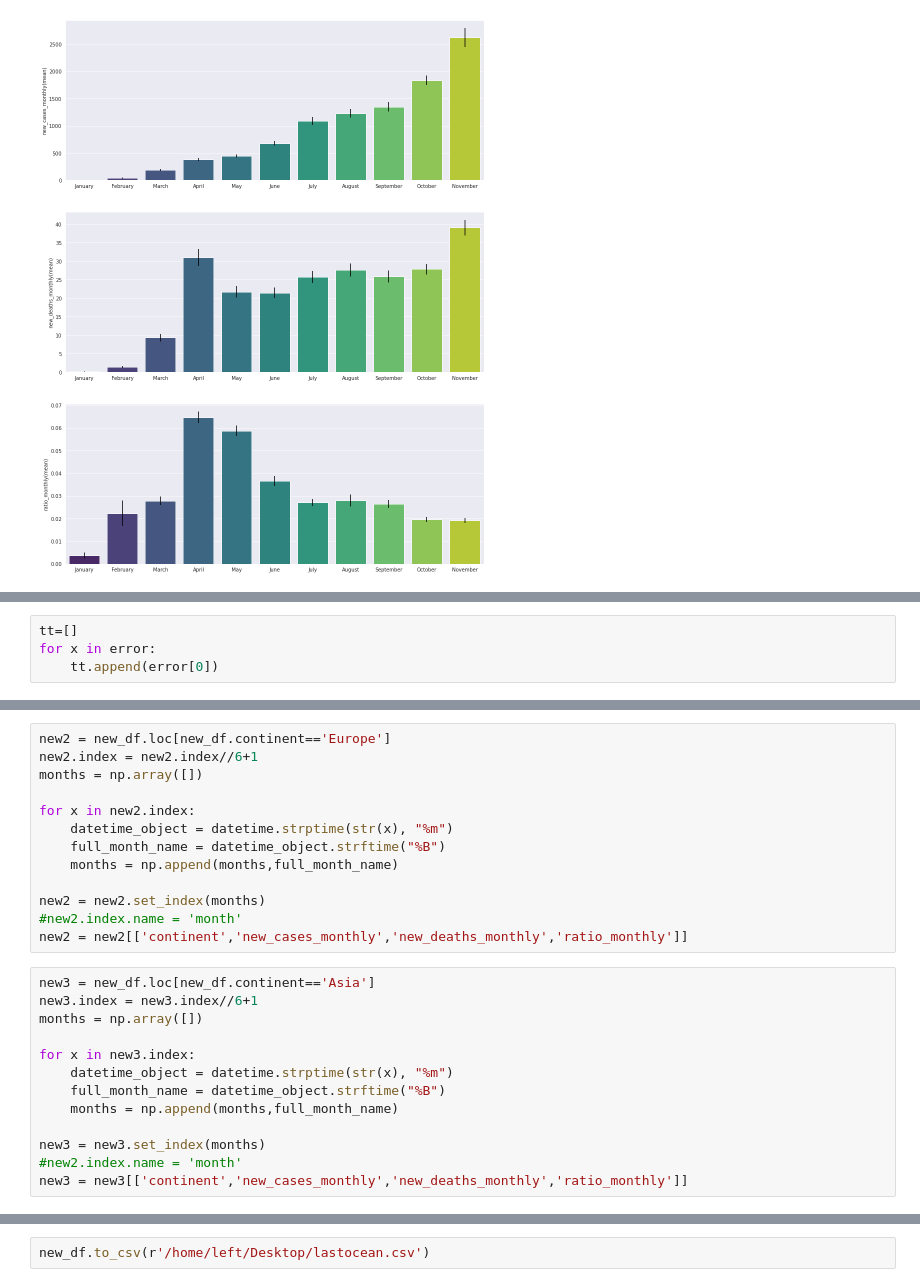
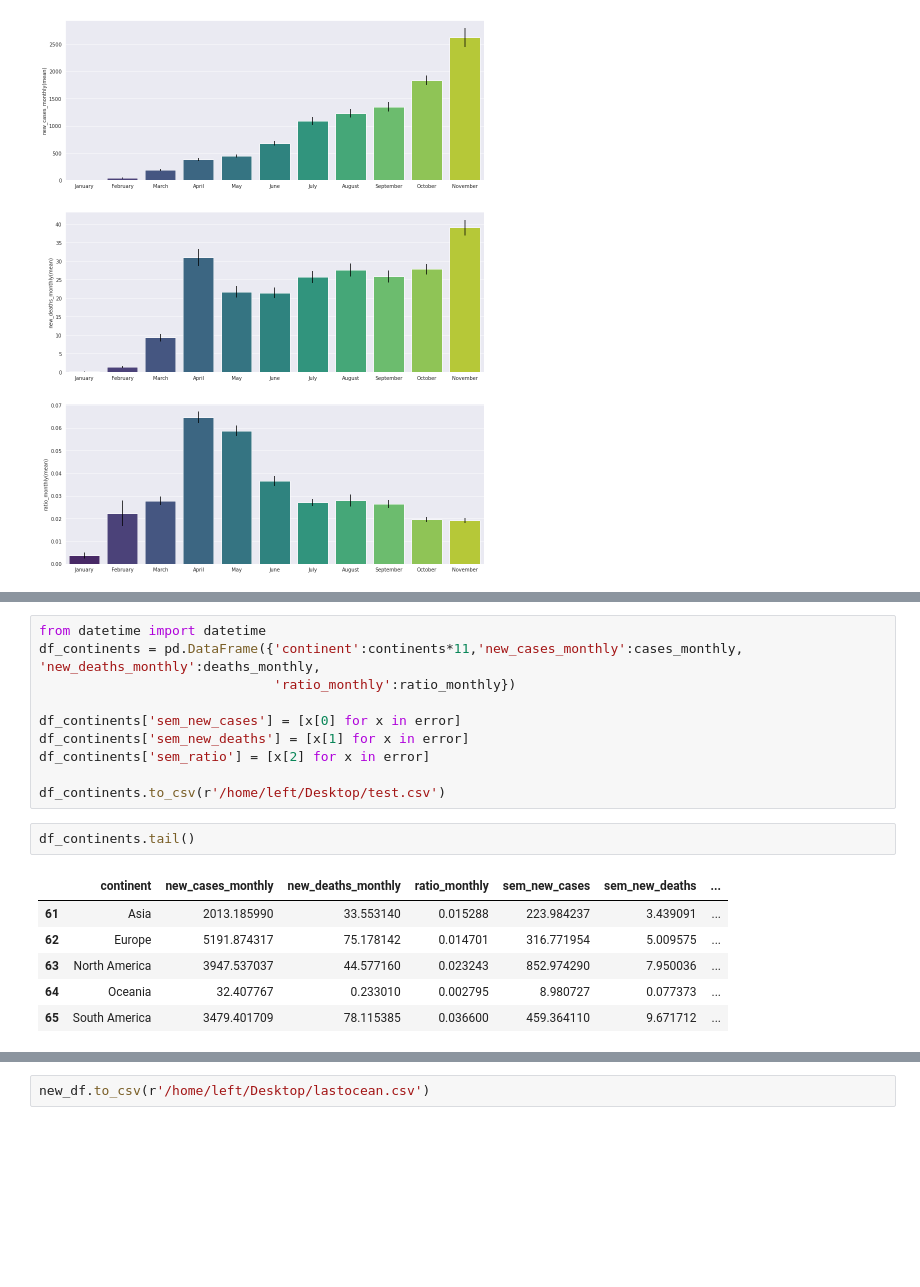
Before and after one commit to lkostakis/data-mining-covid19, a Jupyter notebook: ask4.ipynb, the cells around one changed output, grey strips where cells are left out. Drawn from its saved outputs; the diff is of its cells as text; blank space fills up the shorter version.

```diff
--- a/ask4.ipynb
+++ b/ask4.ipynb
@@ -423,4 +364,0 @@ new_df.to_csv(r'/home/left/Desktop/test.csv')
-# %%
-tt=[]
-for x in error:
-    tt.append(error[0])
@@ -469,26 +365,19 @@ for i in range(2):
-# %%
-new2 = new_df.loc[new_df.continent=='Europe']
-new2.index = new2.index//6+1
-months = np.array([])
-
-for x in new2.index:
-    datetime_object = datetime.strptime(str(x), "%m")
-    full_month_name = datetime_object.strftime("%B")
-    months = np.append(months,full_month_name)
-
-new2 = new2.set_index(months)
-#new2.index.name = 'month'
-new2 = new2[['continent','new_cases_monthly','new_deaths_monthly','ratio_monthly']]
-# %%
-new3 = new_df.loc[new_df.continent=='Asia']
-new3.index = new3.index//6+1
-months = np.array([])
-
-for x in new3.index:
-    datetime_object = datetime.strptime(str(x), "%m")
-    full_month_name = datetime_object.strftime("%B")
-    months = np.append(months,full_month_name)
-
-new3 = new3.set_index(months)
-#new2.index.name = 'month'
-new3 = new3[['continent','new_cases_monthly','new_deaths_monthly','ratio_monthly']]
+# %%
+from datetime import datetime
+df_continents = pd.DataFrame({'continent':continents*11,'new_cases_monthly':cases_monthly, 'new_deaths_monthly':deaths_monthly,
+                              'ratio_monthly':ratio_monthly})
+
+df_continents['sem_new_cases'] = [x[0] for x in error]
+df_continents['sem_new_deaths'] = [x[1] for x in error]
+df_continents['sem_ratio'] = [x[2] for x in error]
+
+df_continents.to_csv(r'/home/left/Desktop/test.csv')
+# %%
+df_continents.tail()
+# %% [output]
+|  | continent | new_cases_monthly | new_deaths_monthly | ratio_monthly | sem_new_cases | sem_new_deaths | ... |
+| 61 | Asia | 2013.185990 | 33.553140 | 0.015288 | 223.984237 | 3.439091 | ... |
+| 62 | Europe | 5191.874317 | 75.178142 | 0.014701 | 316.771954 | 5.009575 | ... |
+| 63 | North America | 3947.537037 | 44.577160 | 0.023243 | 852.974290 | 7.950036 | ... |
+| 64 | Oceania | 32.407767 | 0.233010 | 0.002795 | 8.980727 | 0.077373 | ... |
+| 65 | South America | 3479.401709 | 78.115385 | 0.036600 | 459.364110 | 9.671712 | ... |
```
Also changed, not shown: parts of 21 cells of this notebook.
